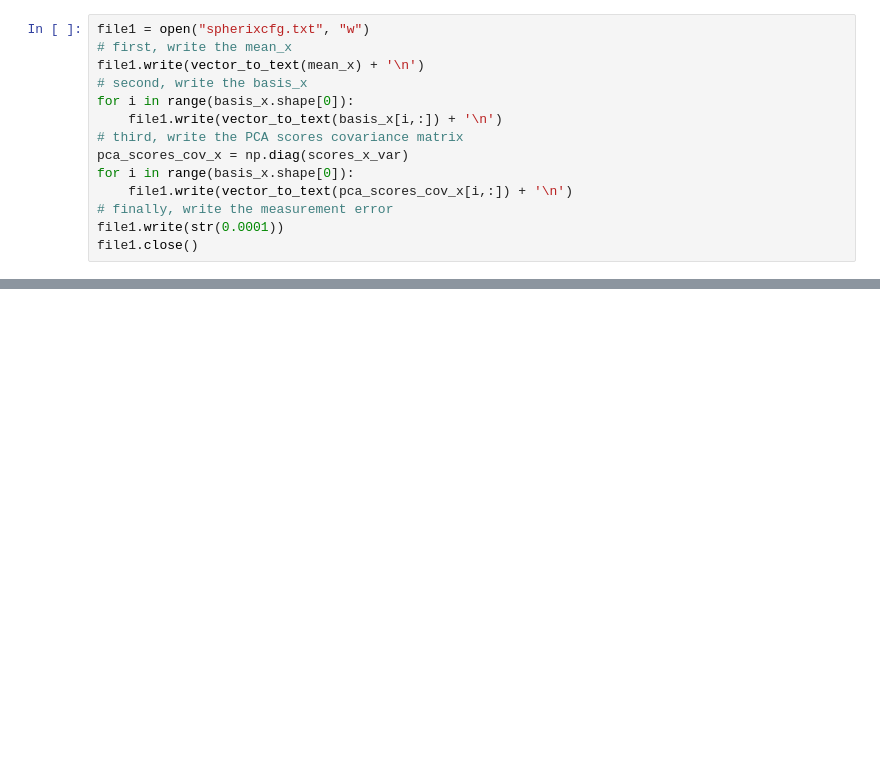
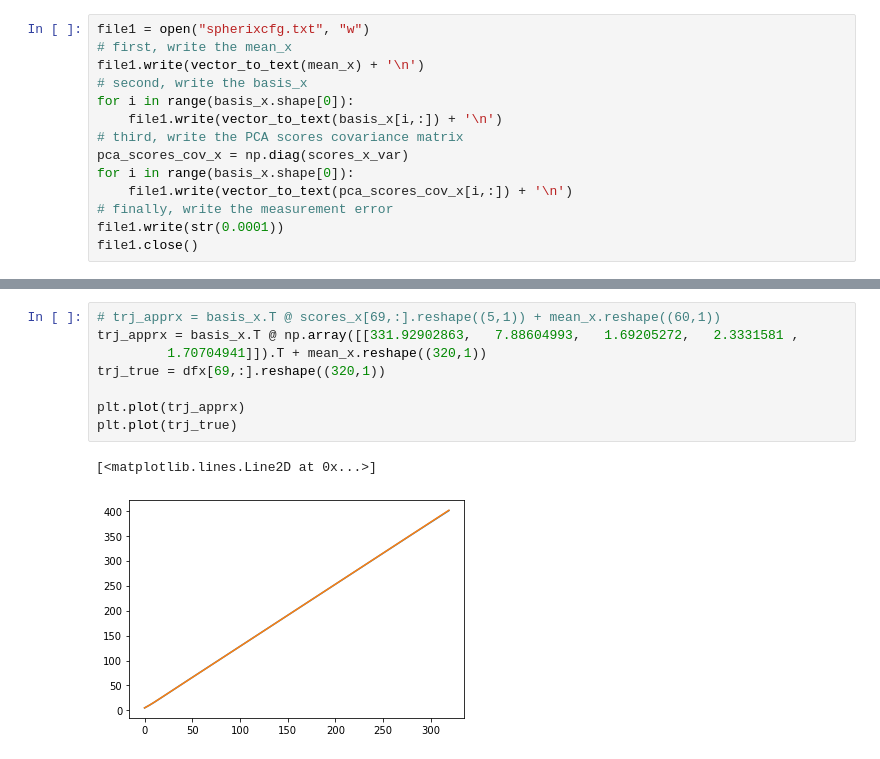
Before and after one commit to thinhhoang95/anomaly-detection-ngsim2, a Jupyter notebook: sumotraci/get_config_for_spherix.ipynb, the cells around one changed output, grey strips where cells are left out. Drawn from its saved outputs; the diff is of its cells as text; blank space fills up the shorter version.

```diff
--- a/sumotraci/get_config_for_spherix.ipynb
+++ b/sumotraci/get_config_for_spherix.ipynb
@@ -130,0 +158,11 @@ file1.close()
+# %%
+# trj_apprx = basis_x.T @ scores_x[69,:].reshape((5,1)) + mean_x.reshape((60,1))
+trj_apprx = basis_x.T @ np.array([[331.92902863,   7.88604993,   1.69205272,   2.3331581 ,
+         1.70704941]]).T + mean_x.reshape((320,1))
+trj_true = dfx[69,:].reshape((320,1))
+
+plt.plot(trj_apprx)
+plt.plot(trj_true)
+# %% [output]
+[<matplotlib.lines.Line2D at 0x...>]
+[figure, added]
```
Also changed, not shown: parts of 15 cells of this notebook, 36 other files.
